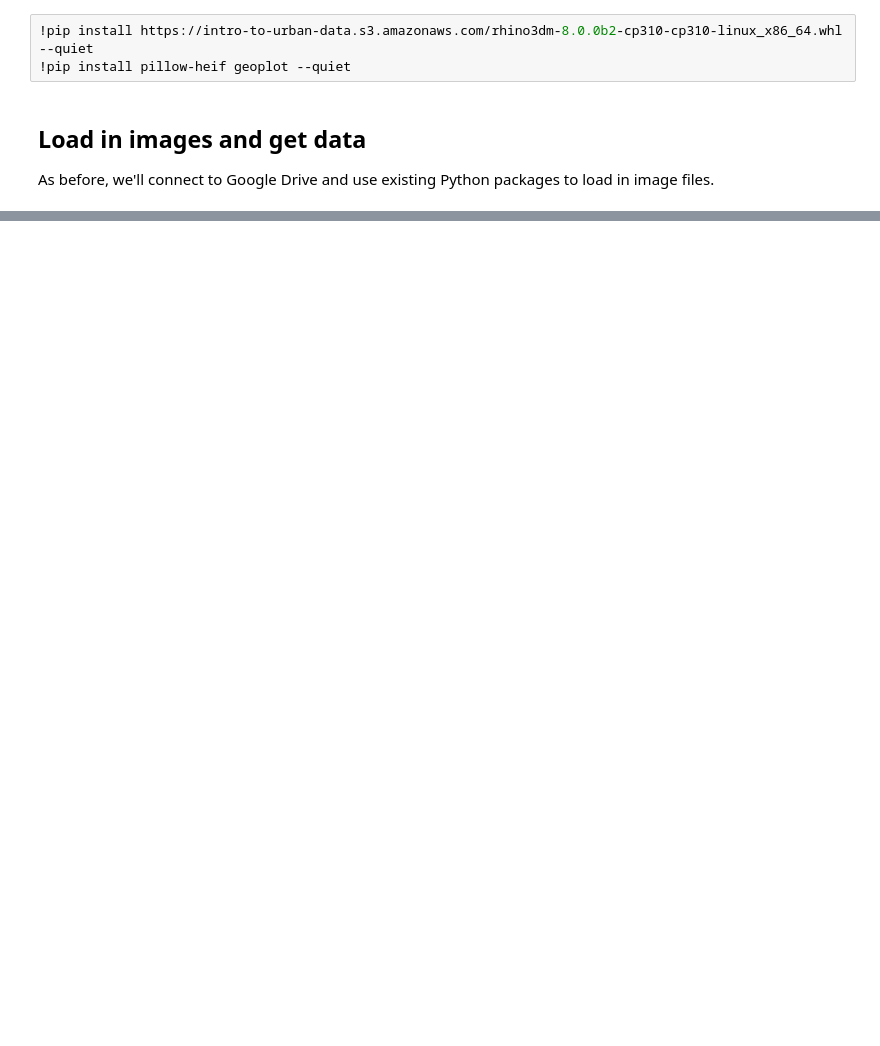
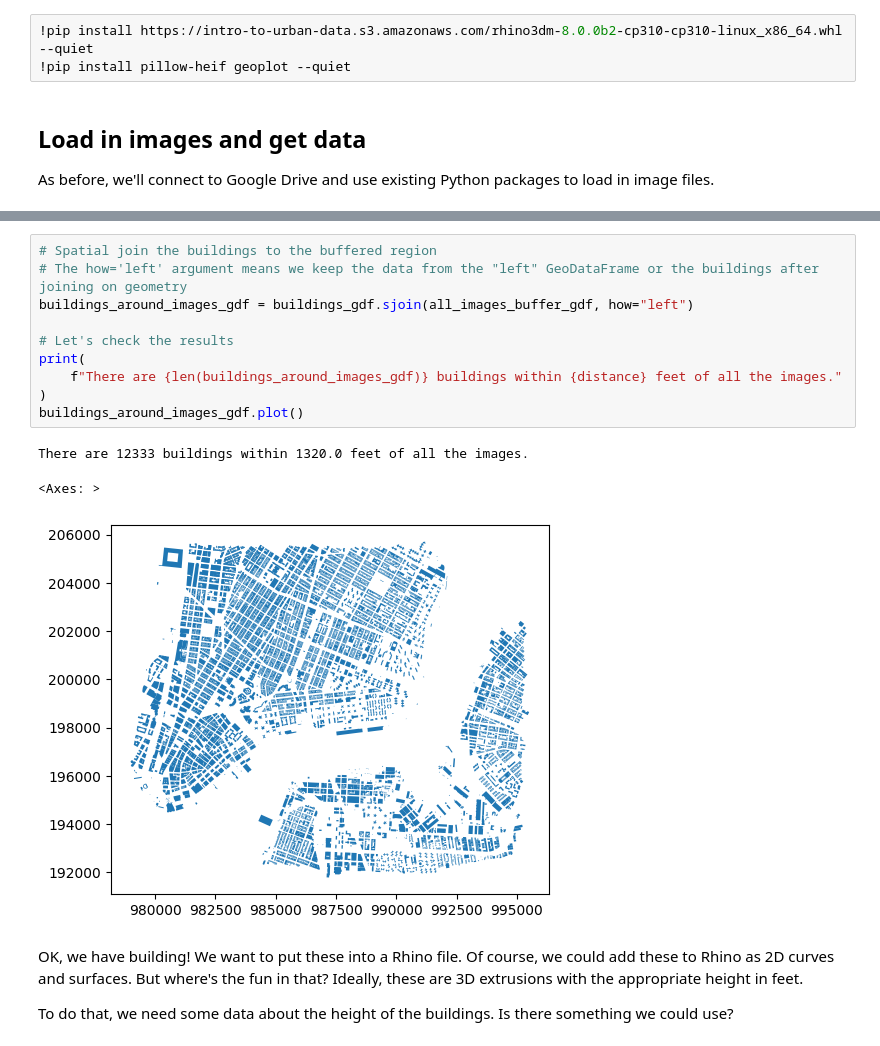
Before and after one commit to brian-ho/intro-to-urban-data, a Jupyter notebook: Scale/S01_Grasshopper_and_wiring_it_up.ipynb, the cells around one changed output, grey strips where cells are left out. Drawn from its saved outputs; the diff is of its cells as text; blank space fills up the shorter version.

```diff
--- a/Scale/S01_Grasshopper_and_wiring_it_up.ipynb
+++ b/Scale/S01_Grasshopper_and_wiring_it_up.ipynb
@@ -250,0 +256,18 @@ all_images_df.to_csv('example.csv', index=False, sep=';')
+# %%
+# Spatial join the buildings to the buffered region
+# The how='left' argument means we keep the data from the "left" GeoDataFrame or the buildings after joining on geometry
+buildings_around_images_gdf = buildings_gdf.sjoin(all_images_buffer_gdf, how="left")
+
+# Let's check the results
+print(
+    f"There are {len(buildings_around_images_gdf)} buildings within {distance} feet of all the images."
+)
+buildings_around_images_gdf.plot()
+# %% [output]
+There are 12333 buildings within 1320.0 feet of all the images.
+<Axes: >
+[figure, added]
+# %% [markdown]
+OK, we have building! We want to put these into a Rhino file. Of course, we could add these to Rhino as 2D curves and surfaces. But where's the fun in that? Ideally, these are 3D extrusions with the appropriate height in feet.
+
+To do that, we need some data about the height of the buildings. Is there something we could use?
```
Also changed, not shown: parts of 57 cells of this notebook, 16 other files.
